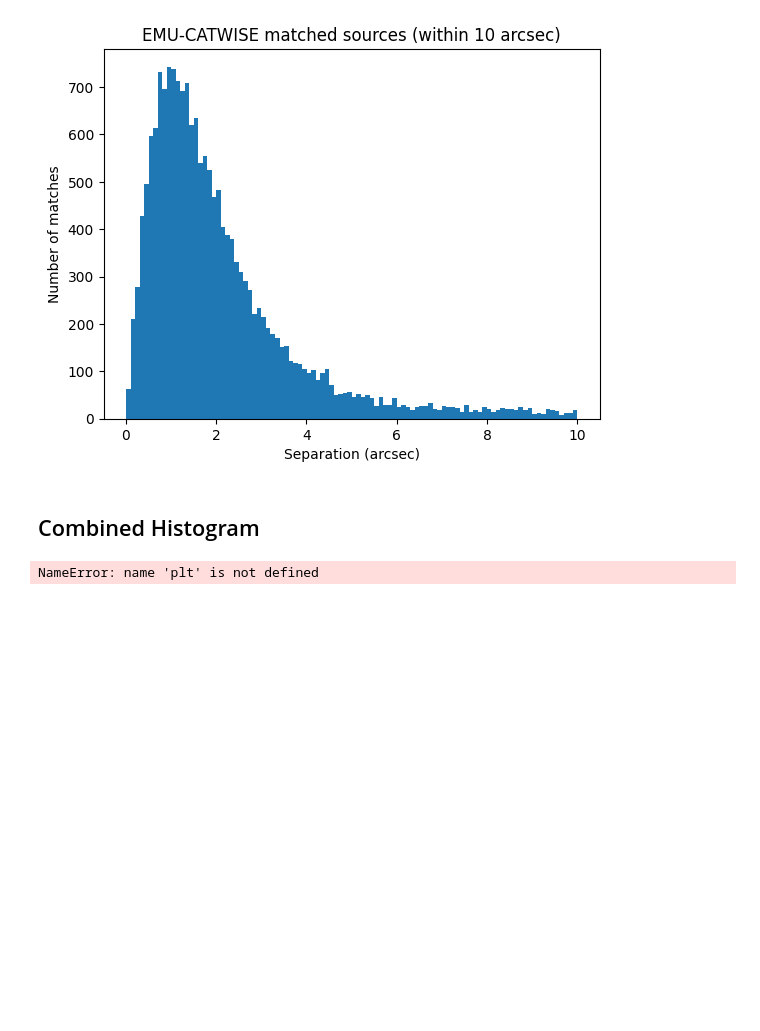
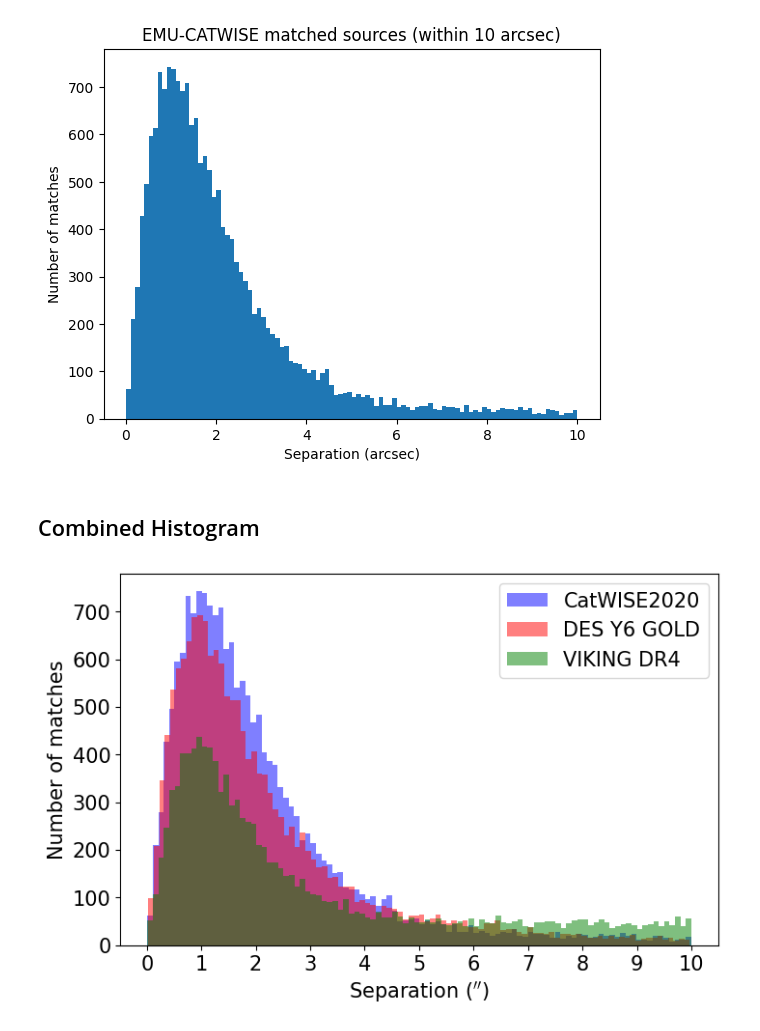
Before and after one commit to theWebTardigrade/fundamental-properties-of-EMU-radio-sources, a Jupyter notebook: code/3_Radius_Crossmatch.ipynb, the cells around one changed output. Cells and saved outputs as stored; diff of their text form; code cells hidden in the pictures; blank space fills up the shorter version.

```diff
--- a/code/3_Radius_Crossmatch.ipynb
+++ b/code/3_Radius_Crossmatch.ipynb
@@ -125,16 +125,17 @@ plt.show()
 # %% [markdown]
 ## Combined Histogram
 # %%
-plt.figure(figsize=(10,6))
-plt.hist(separation_catwise, bins=100, color='blue', alpha=0.5, label = 'CATWISE')
+plt.figure(figsize=(8,5))
+plt.hist(separation_catwise, bins=100, color='blue', alpha=0.5, label = 'CatWISE2020')
 plt.hist(separation_des, bins=100, color='red', alpha=0.5, label = 'DES Y6 GOLD')
 plt.hist(separation_viking, bins=100, color='green', alpha=0.5,  label = 'VIKING DR4')
-plt.xlabel("Separation (arcsec)", fontsize=15)
+plt.xlabel(r"Separation ($^{\prime\prime}$)", fontsize=15)
 plt.ylabel("Number of matches", fontsize=15)
-plt.title("EMU matched sources (within 10 arcsec)", fontsize=15)
+#plt.title("EMU matched sources (within 10 arcsec)", fontsize=15)
 plt.xticks([0,1,2,3,4,5,6,7,8,9,10], fontsize = 15)
 plt.yticks(fontsize = 15)
 plt.legend(fontsize=15)
+plt.savefig('/home/polaris/Lab_Astro/images/emu_crossmatch_separation.png', bbox_inches='tight')
 plt.show()
 # %% [output]
-NameError: name 'plt' is not defined
+[figure, added]
```
Also changed, not shown: parts of 1 cell of this notebook.
